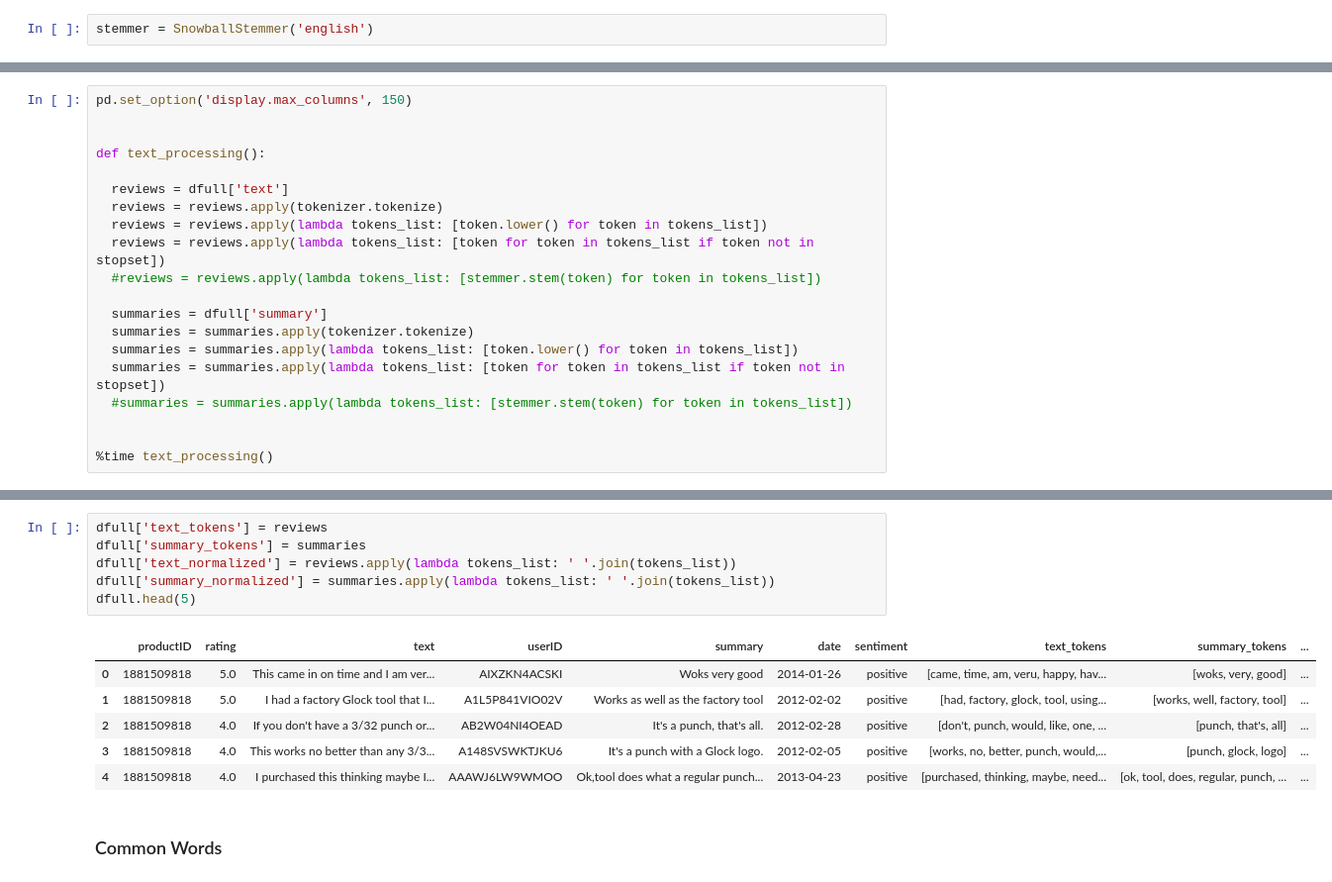
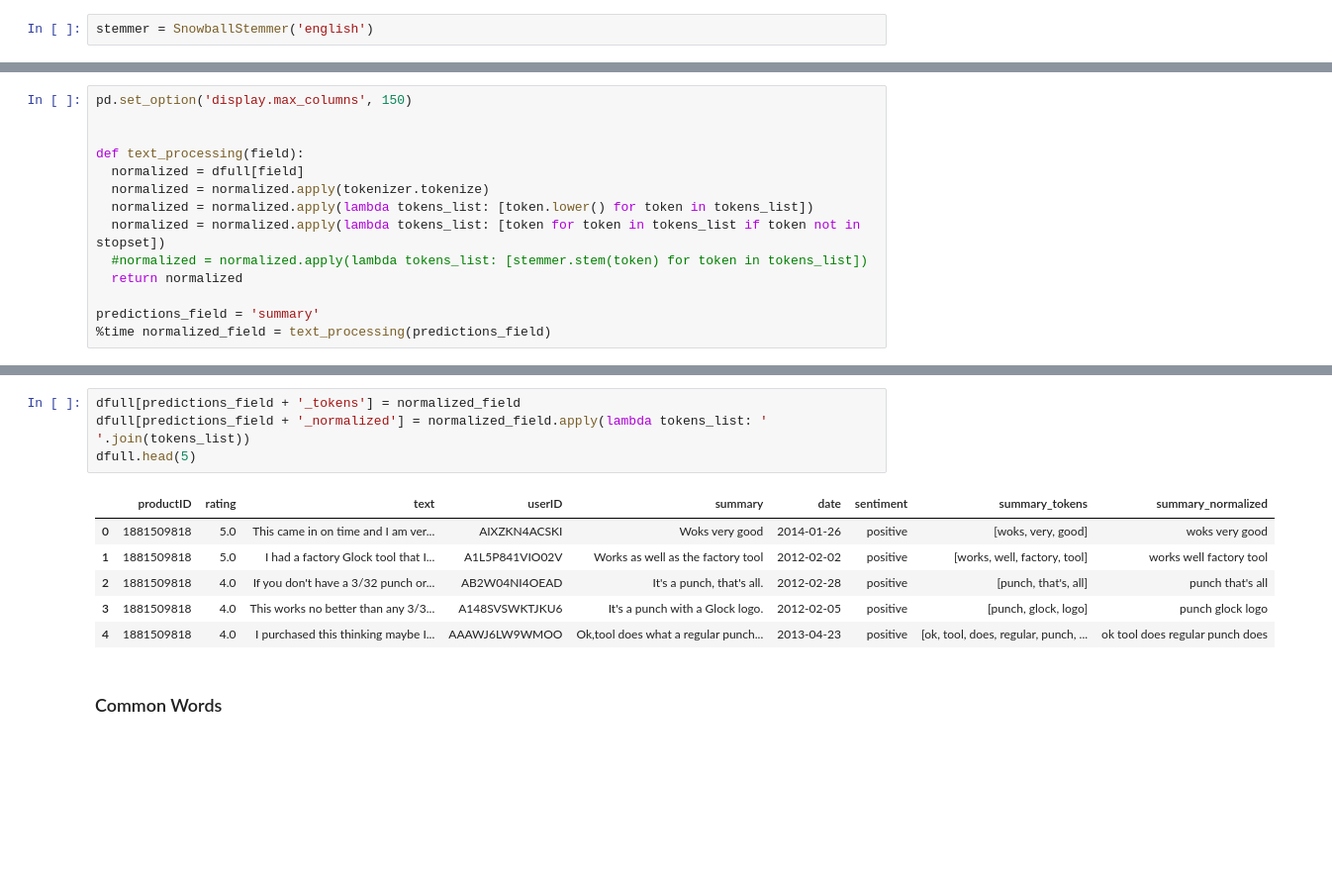
Before and after one commit to mferri17/amazon-reviews-sentiment-network-analysis, a Jupyter notebook: sentiment.ipynb, the cells around one changed output, grey strips where cells are left out. Shown at 99% size. Drawn from its saved outputs; the diff is of its cells as text; blank space fills up the shorter version.

```diff
--- a/sentiment.ipynb
+++ b/sentiment.ipynb
@@ -290,20 +306,14 @@ STEMMED:  ['hi', "isn't", 'beauti', 'sentenc', 'interest', 'featur', 'like', 'pe
 pd.set_option('display.max_columns', 150)
 
 
-def text_processing():
+def text_processing(field):
+  normalized = dfull[field]
+  normalized = normalized.apply(tokenizer.tokenize)
+  normalized = normalized.apply(lambda tokens_list: [token.lower() for token in tokens_list])
+  normalized = normalized.apply(lambda tokens_list: [token for token in tokens_list if token not in stopset])
+  #normalized = normalized.apply(lambda tokens_list: [stemmer.stem(token) for token in tokens_list])
+  return normalized
 
-  reviews = dfull['text']
-  reviews = reviews.apply(tokenizer.tokenize)
-  reviews = reviews.apply(lambda tokens_list: [token.lower() for token in tokens_list])
-  reviews = reviews.apply(lambda tokens_list: [token for token in tokens_list if token not in stopset])
-  #reviews = reviews.apply(lambda tokens_list: [stemmer.stem(token) for token in tokens_list])
-
-  summaries = dfull['summary']
-  summaries = summaries.apply(tokenizer.tokenize)
-  summaries = summaries.apply(lambda tokens_list: [token.lower() for token in tokens_list])
-  summaries = summaries.apply(lambda tokens_list: [token for token in tokens_list if token not in stopset])
-  #summaries = summaries.apply(lambda tokens_list: [stemmer.stem(token) for token in tokens_list])
-
-
-%time text_processing()
+predictions_field = 'summary'
+%time normalized_field = text_processing(predictions_field)
 # %% [output]
@@ -312,16 +322,14 @@ Wall time: 31.3 s
 # %%
-dfull['text_tokens'] = reviews
-dfull['summary_tokens'] = summaries
-dfull['text_normalized'] = reviews.apply(lambda tokens_list: ' '.join(tokens_list))
-dfull['summary_normalized'] = summaries.apply(lambda tokens_list: ' '.join(tokens_list))
+dfull[predictions_field + '_tokens'] = normalized_field
+dfull[predictions_field + '_normalized'] = normalized_field.apply(lambda tokens_list: ' '.join(tokens_list))
 dfull.head(5)
 # %% [output]
-|  | productID | rating | text | userID | summary | date | sentiment | text_tokens | summary_tokens | ... |
-| 0 | 1881509818 | 5.0 | This came in on time and I am ver... | AIXZKN4ACSKI | Woks very good | 2014-01-26 | positive | [came, time, am, veru, happy, hav... | [woks, very, good] | ... |
-| 1 | 1881509818 | 5.0 | I had a factory Glock tool that I... | A1L5P841VIO02V | Works as well as the factory tool | 2012-02-02 | positive | [had, factory, glock, tool, using... | [works, well, factory, tool] | ... |
-| 2 | 1881509818 | 4.0 | If you don't have a 3/32 punch or... | AB2W04NI4OEAD | It's a punch, that's all. | 2012-02-28 | positive | [don't, punch, would, like, one, ... | [punch, that's, all] | ... |
-| 3 | 1881509818 | 4.0 | This works no better than any 3/3... | A148SVSWKTJKU6 | It's a punch with a Glock logo. | 2012-02-05 | positive | [works, no, better, punch, would,... | [punch, glock, logo] | ... |
-| 4 | 1881509818 | 4.0 | I purchased this thinking maybe I... | AAAWJ6LW9WMOO | Ok,tool does what a regular punch... | 2013-04-23 | positive | [purchased, thinking, maybe, need... | [ok, tool, does, regular, punch, ... | ... |
+|  | productID | rating | text | userID | summary | date | sentiment | summary_tokens | summary_normalized |
+| 0 | 1881509818 | 5.0 | This came in on time and I am ver... | AIXZKN4ACSKI | Woks very good | 2014-01-26 | positive | [woks, very, good] | woks very good |
+| 1 | 1881509818 | 5.0 | I had a factory Glock tool that I... | A1L5P841VIO02V | Works as well as the factory tool | 2012-02-02 | positive | [works, well, factory, tool] | works well factory tool |
+| 2 | 1881509818 | 4.0 | If you don't have a 3/32 punch or... | AB2W04NI4OEAD | It's a punch, that's all. | 2012-02-28 | positive | [punch, that's, all] | punch that's all |
+| 3 | 1881509818 | 4.0 | This works no better than any 3/3... | A148SVSWKTJKU6 | It's a punch with a Glock logo. | 2012-02-05 | positive | [punch, glock, logo] | punch glock logo |
+| 4 | 1881509818 | 4.0 | I purchased this thinking maybe I... | AAAWJ6LW9WMOO | Ok,tool does what a regular punch... | 2013-04-23 | positive | [ok, tool, does, regular, punch, ... | ok tool does regular punch does |
 # %% [markdown]
 ### Common Words
 # %%
```
Also changed, not shown: parts of 53 cells of this notebook.
